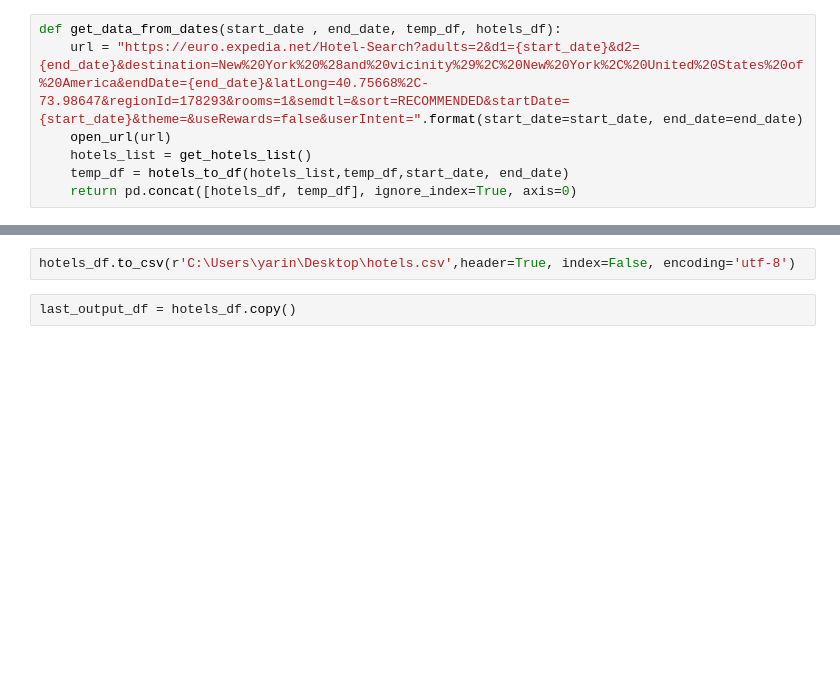
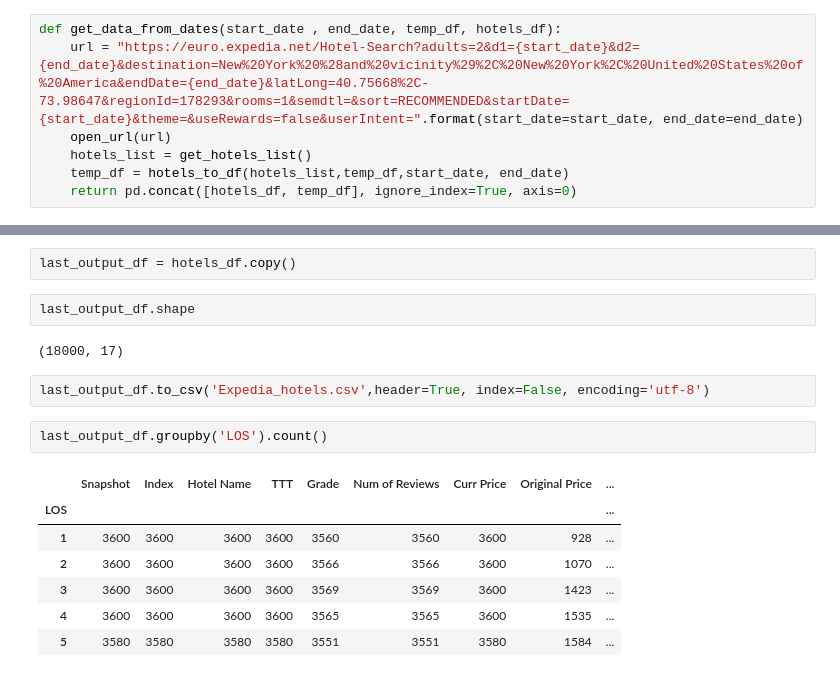
Before and after one commit to yarinr25/DSF---final-project, a Jupyter notebook: Notebooks/expedia/Yarin's expedia scraping.ipynb, the cells around one changed output, grey strips where cells are left out. Saved outputs shown, nothing was run; the diff lists cells and outputs as text; blank space fills up the shorter version.

Commit message:
expedia output

```diff
--- a/Notebooks/expedia/Yarin's expedia scraping.ipynb
+++ b/Notebooks/expedia/Yarin's expedia scraping.ipynb
@@ -106,4 +124,18 @@ for i in range(1,31):
-# %%
-hotels_df.to_csv(r'C:\Users\yarin\Desktop\hotels.csv',header=True, index=False, encoding='utf-8')
 # %%
 last_output_df = hotels_df.copy()
+# %%
+last_output_df.shape
+# %% [output]
+(18000, 17)
+# %%
+last_output_df.to_csv('Expedia_hotels.csv',header=True, index=False, encoding='utf-8')
+# %%
+last_output_df.groupby('LOS').count()
+# %% [output]
+|  | Snapshot | Index | Hotel Name | TTT | Grade | Num of Reviews | Curr Price | Original Price | ... |
+| LOS |  |  |  |  |  |  |  |  | ... |
+| 1 | 3600 | 3600 | 3600 | 3600 | 3560 | 3560 | 3600 | 928 | ... |
+| 2 | 3600 | 3600 | 3600 | 3600 | 3566 | 3566 | 3600 | 1070 | ... |
+| 3 | 3600 | 3600 | 3600 | 3600 | 3569 | 3569 | 3600 | 1423 | ... |
+| 4 | 3600 | 3600 | 3600 | 3600 | 3565 | 3565 | 3600 | 1535 | ... |
+| 5 | 3580 | 3580 | 3580 | 3580 | 3551 | 3551 | 3580 | 1584 | ... |
```
Also changed, not shown: parts of 2 cells of this notebook, 1 other file.
